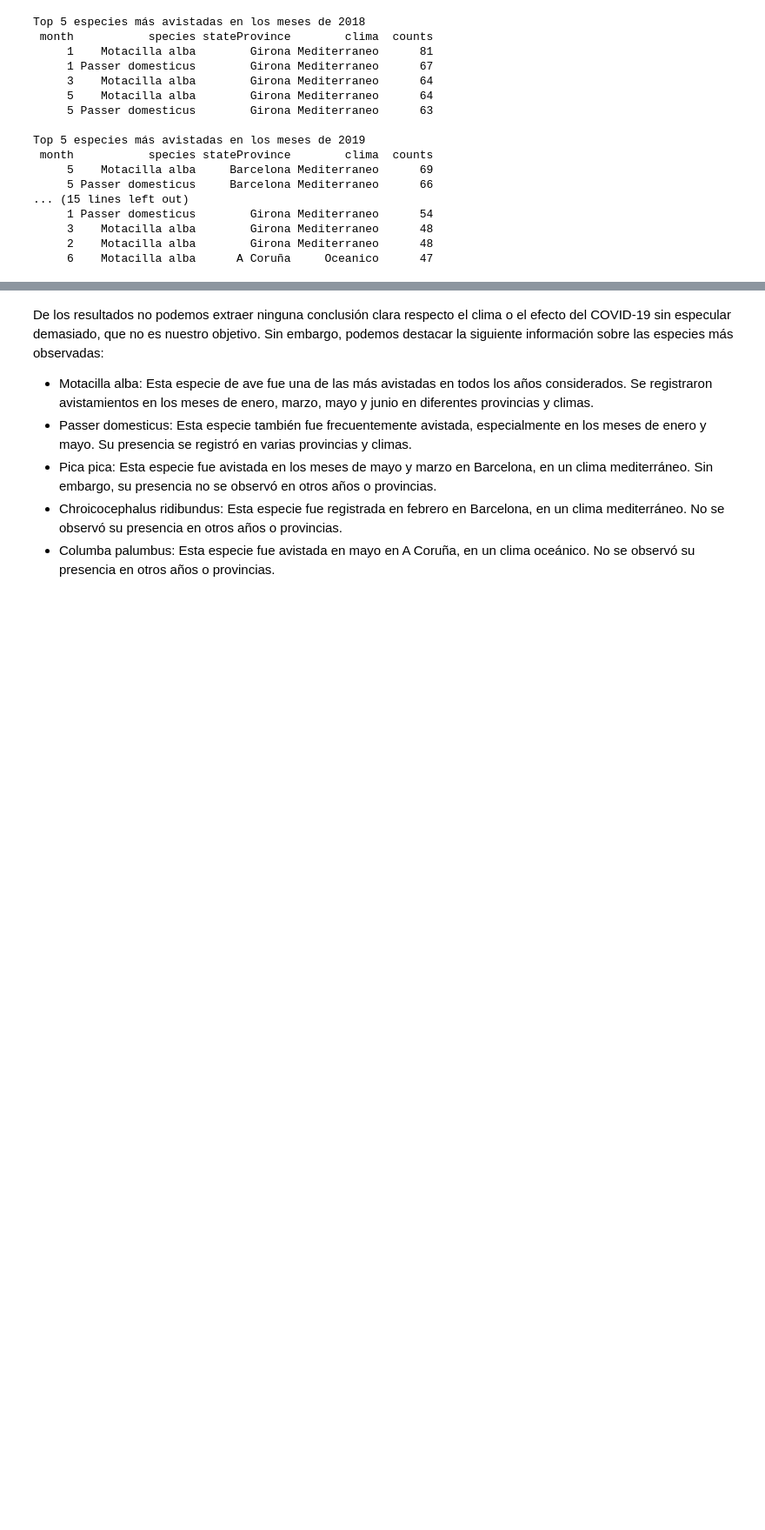
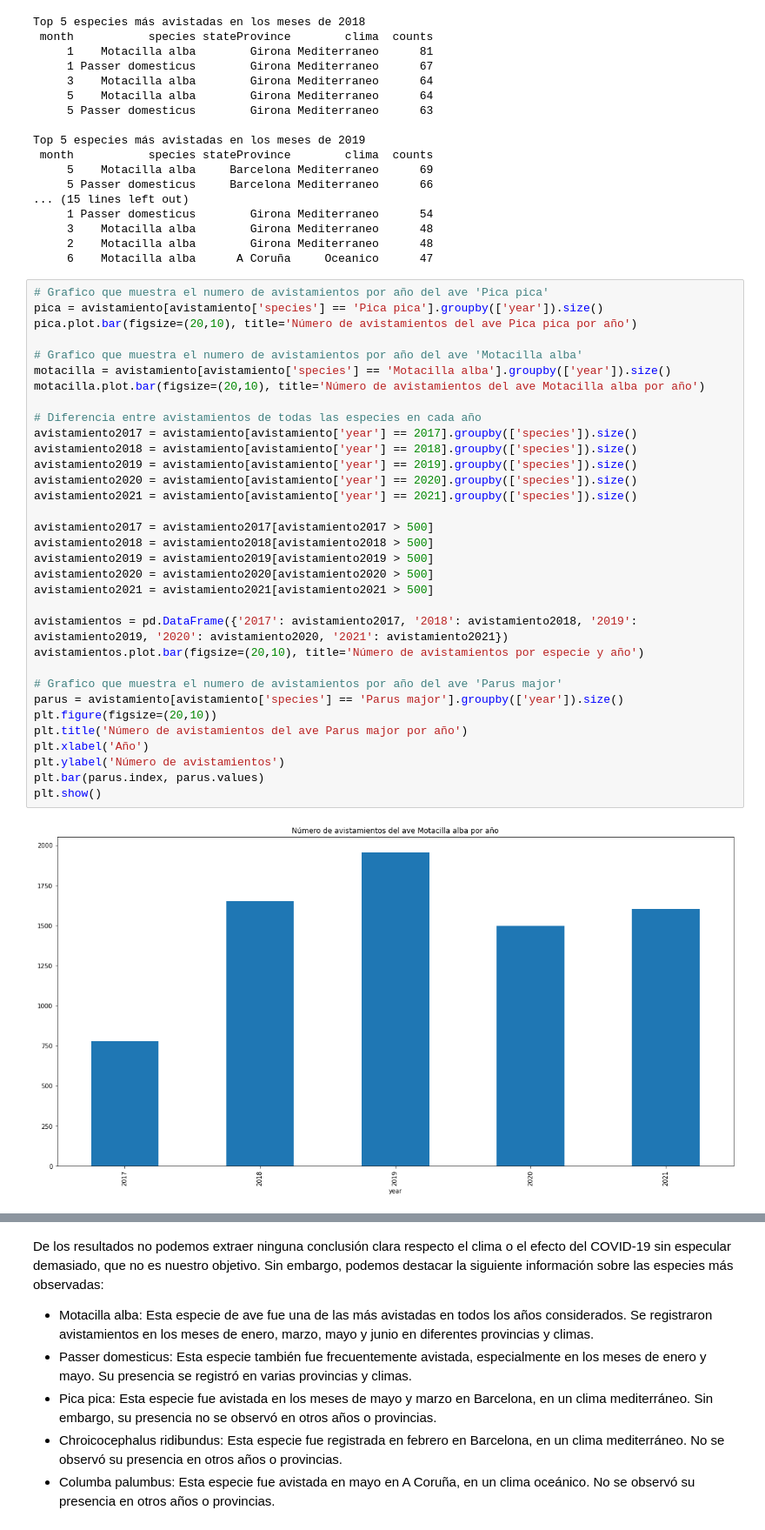
Before and after one commit to jhwan818/BD, a Jupyter notebook: projecte/dataAnalytics.ipynb, the cells around one changed output, grey strips where cells are left out. Shown: that part at 87% size. Saved outputs shown, nothing was run; the diff lists cells and outputs as text; blank space fills up the shorter version.

```diff
--- a/projecte/dataAnalytics.ipynb
+++ b/projecte/dataAnalytics.ipynb
@@ -411,3 +437,38 @@ Top 5 especies más avistadas en los meses de 2019
      3    Motacilla alba        Girona Mediterraneo      48
      2    Motacilla alba        Girona Mediterraneo      48
      6    Motacilla alba      A Coruña     Oceanico      47
+# %%
+# Grafico que muestra el numero de avistamientos por año del ave 'Pica pica'
+pica = avistamiento[avistamiento['species'] == 'Pica pica'].groupby(['year']).size()
+pica.plot.bar(figsize=(20,10), title='Número de avistamientos del ave Pica pica por año')
+
+# Grafico que muestra el numero de avistamientos por año del ave 'Motacilla alba'
+motacilla = avistamiento[avistamiento['species'] == 'Motacilla alba'].groupby(['year']).size()
+motacilla.plot.bar(figsize=(20,10), title='Número de avistamientos del ave Motacilla alba por año')
+
+# Diferencia entre avistamientos de todas las especies en cada año
+avistamiento2017 = avistamiento[avistamiento['year'] == 2017].groupby(['species']).size()
+avistamiento2018 = avistamiento[avistamiento['year'] == 2018].groupby(['species']).size()
+avistamiento2019 = avistamiento[avistamiento['year'] == 2019].groupby(['species']).size()
+avistamiento2020 = avistamiento[avistamiento['year'] == 2020].groupby(['species']).size()
+avistamiento2021 = avistamiento[avistamiento['year'] == 2021].groupby(['species']).size()
+
+avistamiento2017 = avistamiento2017[avistamiento2017 > 500]
+avistamiento2018 = avistamiento2018[avistamiento2018 > 500]
+avistamiento2019 = avistamiento2019[avistamiento2019 > 500]
+avistamiento2020 = avistamiento2020[avistamiento2020 > 500]
+avistamiento2021 = avistamiento2021[avistamiento2021 > 500]
+
+avistamientos = pd.DataFrame({'2017': avistamiento2017, '2018': avistamiento2018, '2019': avistamiento2019, '2020': avistamiento2020, '2021': avistamiento2021})
+avistamientos.plot.bar(figsize=(20,10), title='Número de avistamientos por especie y año')
+
+# Grafico que muestra el numero de avistamientos por año del ave 'Parus major'
+parus = avistamiento[avistamiento['species'] == 'Parus major'].groupby(['year']).size()
+plt.figure(figsize=(20,10))
+plt.title('Número de avistamientos del ave Parus major por año')
+plt.xlabel('Año')
+plt.ylabel('Número de avistamientos')
+plt.bar(parus.index, parus.values)
+plt.show()
+# %% [output]
+[figure, added]
```
Also changed, not shown: parts of 3 cells of this notebook.
